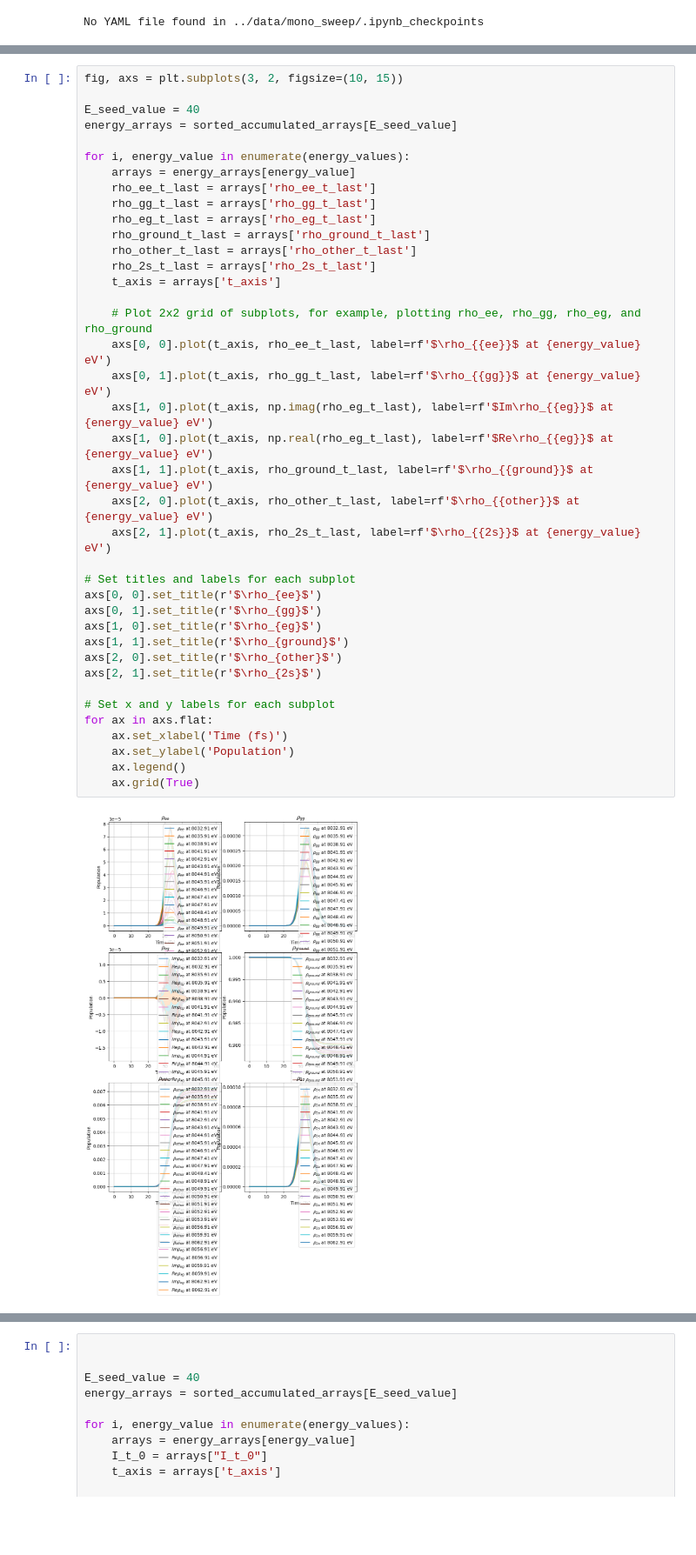
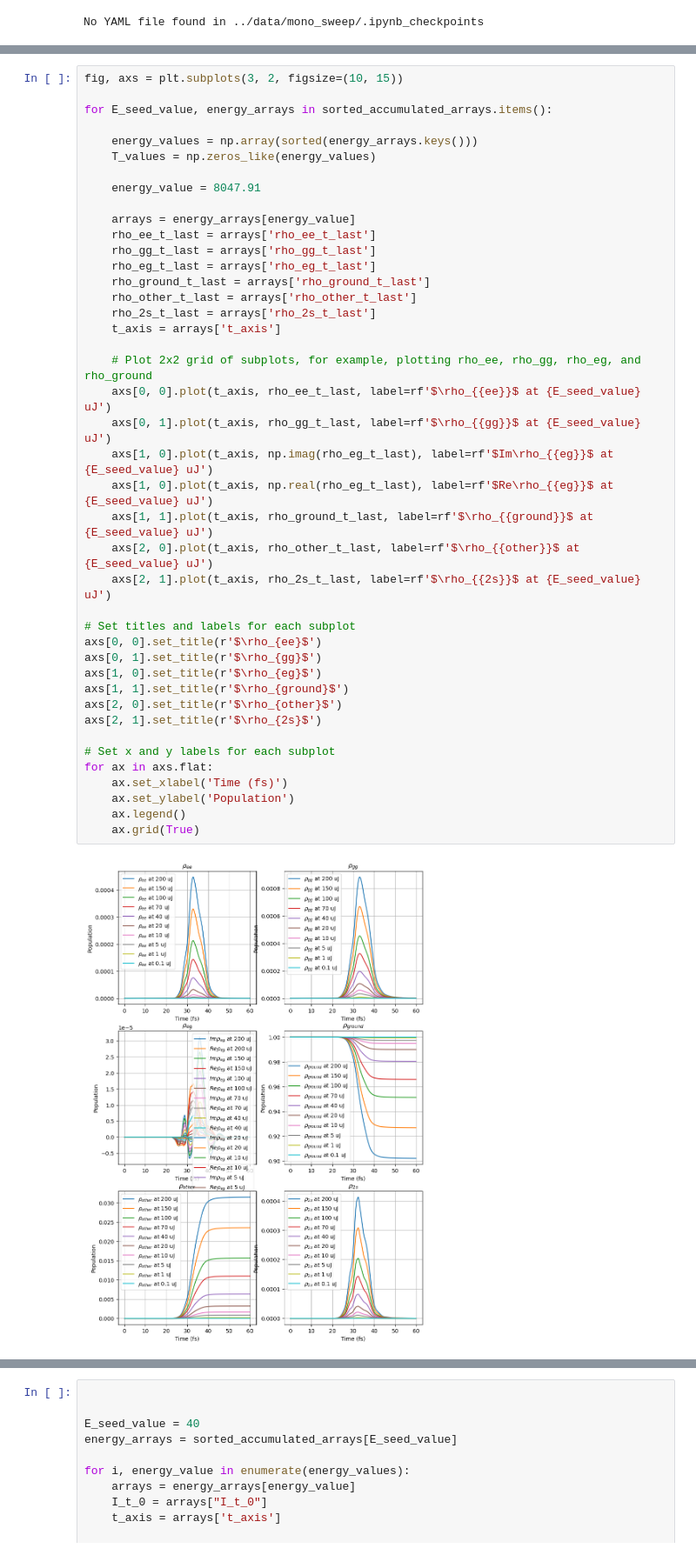
Before and after one commit to P4GAN/Cu-RSA-XFEL-Simulation, a Jupyter notebook: notebooks/plot-mono-transmittance-vs-intensity.ipynb, the cells around one changed output, grey strips where cells are left out. Shown at 87% size. Cells and saved outputs as stored; diff of their text form; blank space fills up the shorter version.

Commit message:
Update plots

```diff
--- a/notebooks/plot-mono-transmittance-vs-intensity.ipynb
+++ b/notebooks/plot-mono-transmittance-vs-intensity.ipynb
@@ -174,42 +221,45 @@ plt.show()
 # %%
 fig, axs = plt.subplots(3, 2, figsize=(10, 15))
 
-E_seed_value = 40
-energy_arrays = sorted_accumulated_arrays[E_seed_value]
+for E_seed_value, energy_arrays in sorted_accumulated_arrays.items():
 
-for i, energy_value in enumerate(energy_values):
+    energy_values = np.array(sorted(energy_arrays.keys()))
+    T_values = np.zeros_like(energy_values)
+
+    energy_value = 8047.91
+
     arrays = energy_arrays[energy_value]
     rho_ee_t_last = arrays['rho_ee_t_last']
     rho_gg_t_last = arrays['rho_gg_t_last']
     rho_eg_t_last = arrays['rho_eg_t_last']
     rho_ground_t_last = arrays['rho_ground_t_last']
     rho_other_t_last = arrays['rho_other_t_last']
     rho_2s_t_last = arrays['rho_2s_t_last']
     t_axis = arrays['t_axis']
 
     # Plot 2x2 grid of subplots, for example, plotting rho_ee, rho_gg, rho_eg, and rho_ground
-    axs[0, 0].plot(t_axis, rho_ee_t_last, label=rf'$\rho_{{ee}}$ at {energy_value} eV')
-    axs[0, 1].plot(t_axis, rho_gg_t_last, label=rf'$\rho_{{gg}}$ at {energy_value} eV')
-    axs[1, 0].plot(t_axis, np.imag(rho_eg_t_last), label=rf'$Im\rho_{{eg}}$ at {energy_value} eV')
-    axs[1, 0].plot(t_axis, np.real(rho_eg_t_last), label=rf'$Re\rho_{{eg}}$ at {energy_value} eV')
-    axs[1, 1].plot(t_axis, rho_ground_t_last, label=rf'$\rho_{{ground}}$ at {energy_value} eV')
-    axs[2, 0].plot(t_axis, rho_other_t_last, label=rf'$\rho_{{other}}$ at {energy_value} eV')
-    axs[2, 1].plot(t_axis, rho_2s_t_last, label=rf'$\rho_{{2s}}$ at {energy_value} eV')
+    axs[0, 0].plot(t_axis, rho_ee_t_last, label=rf'$\rho_{{ee}}$ at {E_seed_value} uJ')
+    axs[0, 1].plot(t_axis, rho_gg_t_last, label=rf'$\rho_{{gg}}$ at {E_seed_value} uJ')
+    axs[1, 0].plot(t_axis, np.imag(rho_eg_t_last), label=rf'$Im\rho_{{eg}}$ at {E_seed_value} uJ')
+    axs[1, 0].plot(t_axis, np.real(rho_eg_t_last), label=rf'$Re\rho_{{eg}}$ at {E_seed_value} uJ')
+    axs[1, 1].plot(t_axis, rho_ground_t_last, label=rf'$\rho_{{ground}}$ at {E_seed_value} uJ')
+    axs[2, 0].plot(t_axis, rho_other_t_last, label=rf'$\rho_{{other}}$ at {E_seed_value} uJ')
+    axs[2, 1].plot(t_axis, rho_2s_t_last, label=rf'$\rho_{{2s}}$ at {E_seed_value} uJ')
 
 # Set titles and labels for each subplot
 axs[0, 0].set_title(r'$\rho_{ee}$')
 axs[0, 1].set_title(r'$\rho_{gg}$')
 axs[1, 0].set_title(r'$\rho_{eg}$')
 axs[1, 1].set_title(r'$\rho_{ground}$')
 axs[2, 0].set_title(r'$\rho_{other}$')
 axs[2, 1].set_title(r'$\rho_{2s}$')
 
 # Set x and y labels for each subplot
 for ax in axs.flat:
     ax.set_xlabel('Time (fs)')
     ax.set_ylabel('Population')
     ax.legend()
     ax.grid(True)
 # %% [output]
-[figure, old version]
+[figure, new version]
 # %%
```
Also changed, not shown: parts of 7 cells of this notebook, 5 other files.
